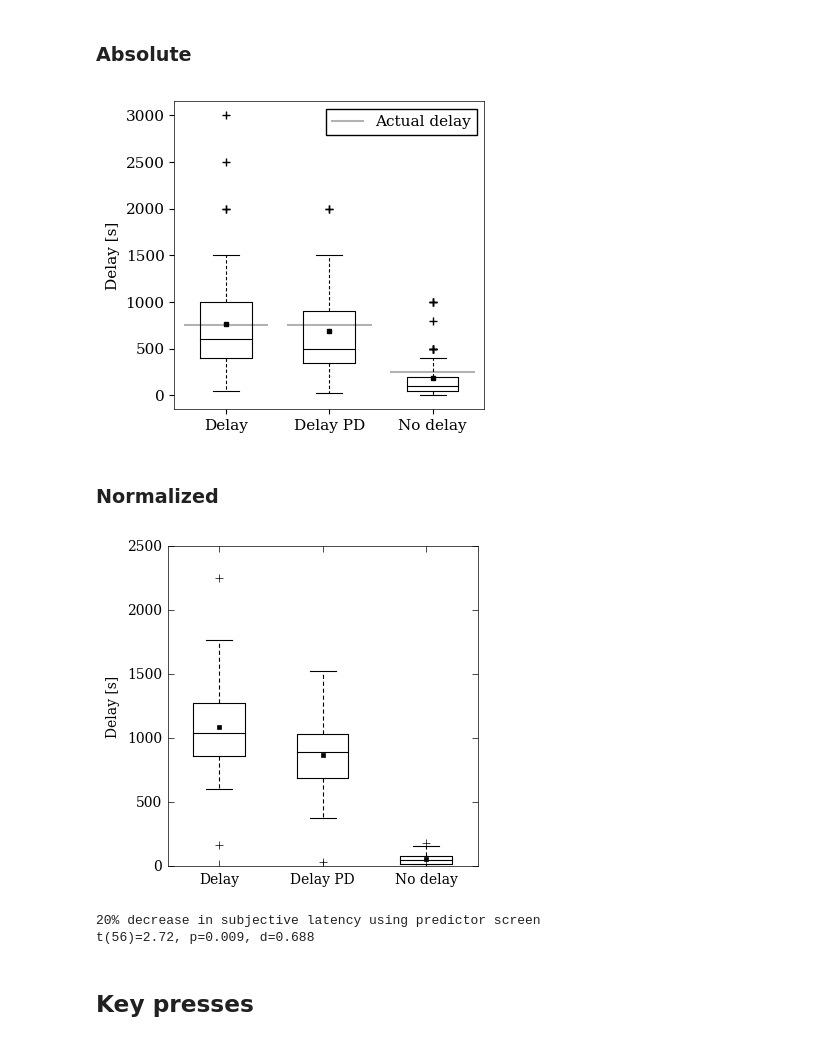
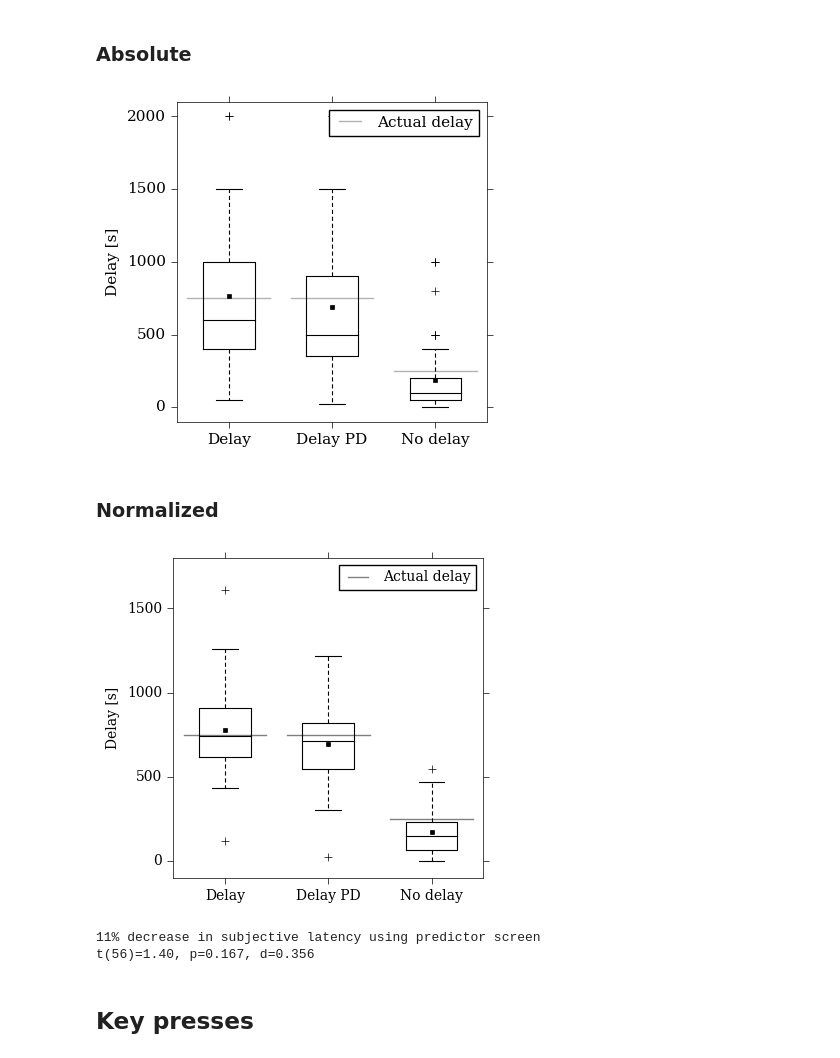
Before and after one commit to martinloland/master_thesis, a Jupyter notebook: data/better.ipynb, the cells around one changed output. Saved outputs shown, nothing was run; the diff lists cells and outputs as text; code cells hidden in the pictures.

```diff
--- a/data/better.ipynb
+++ b/data/better.ipynb
@@ -159,9 +159,11 @@ table
 | 2 | 1.575071 | 0.000000 | 1.128806 | No delay | 22.0 | 15.947368 | 17.0 | 7.0 | 3.899712 |
 # %%
 print('Mean differences for score compared to all experiments\n{}'.format('-'*57))
-print('{:9} {:>15} {:>15} {:>15}'.format('', *(exp_format(i+1) for i in range(3))))
+print('{:9} {:>21} {:>16} {:>16} {:>16}'.format('', 'Score', *(exp_format(i+1) for i in range(3))))
 for idx, row in table.iterrows():
-    print('{:9} {:>14.2f}% {:>14.2f}% {:>14.2f}%'.format(exp_format(idx+1),
+    print('{:9} {:>10.2f} $\pm${:>5.2f} {:>14.2f}\% {:>14.2f}\% {:>14.2f}\%'.format(exp_format(idx+1),
+                                           row['mean'],
+                                           row['std'],
                                            row['diff_delay']*100,
                                            row['diff_pd']*100,
                                            row['diff_normal']*100))
@@ -176,17 +178,17 @@ No delay          157.51%         112.88%           0.00%
 ### Normalized
 # %%
 filename = 'performance_norm'
-plt.style.use('classic')
+plt.style.use('default')
 plt.style.use('thesis.mplstyle')
 
-hits = np.array(act[['tothitsexp0', 'tothitsexp1', 'tothitsexp2', 'tothits']]).astype(float)
+hits = np.array(act[['tothitsexp0', 'tothitsexp1', 'tothitsexp2']]).astype(float)
+total_mean = hits.mean()
 norm = np.zeros((hits.shape[0],3))
-avg = hits.mean(axis=0)
 for i, row in enumerate(hits):
-    user_avg = np.array([row[0], row[1], row[2]]).mean()
-    norm[i,0] = row[0]/user_avg*avg[0]
-    norm[i,1] = row[1]/user_avg*avg[1]
-    norm[i,2] = row[2]/user_avg*avg[2]
+    user_mean = np.array([row[0], row[1], row[2]]).mean()
+    norm[i,0] = row[0]/user_mean*total_mean
+    norm[i,1] = row[1]/user_mean*total_mean
+    norm[i,2] = row[2]/user_mean*total_mean
 
 fig, ax = plt.subplots(figsize=(4,4))
 ax.boxplot(norm, whis=2, widths=0.5)
@@ -194,5 +196,7 @@ ax.xaxis.set_major_formatter(ticker.FuncFormatter(exp_format))
 plt.ylabel('Score')
 plt.show()
 # fig.savefig('../img/{}.png'.format(filename), bbox_inches='tight')
-print_sig(norm[...,0], norm[...,1])
+for di in pair_dict:
+    print('{:<20}'.format(di['name']), end='')
+    print_sig(norm[...,di['a']], norm[...,di['b']])
 # %% [output]
@@ -228,8 +234,10 @@ table
 # %%
 print('Mean differences for score compared to all experiments\n{}'.format('-'*57))
-print('{:9} {:>15} {:>15} {:>15}'.format('', *(exp_format(i+1) for i in range(3))))
+print('{:9} {:>21} {:>16} {:>16} {:>16}'.format('', 'Score', *(exp_format(i+1) for i in range(3))))
 for idx, row in table.iterrows():
-    print('{:9} {:>14.2f}% {:>14.2f}% {:>14.2f}%'.format(exp_format(idx+1),
+    print('{:9} {:>10.2f} $\pm${:>5.2f} {:>14.2f}\% {:>14.2f}\% {:>14.2f}\%'.format(exp_format(idx+1),
+                                           row['mean'],
+                                           row['std'],
                                            row['diff_delay']*100,
                                            row['diff_pd']*100,
                                            row['diff_normal']*100))
@@ -347,10 +355,11 @@ ax.plot([1.6,2.4], [750, 750], 'k', alpha=0.3)
 ax.plot([2.6,3.4], [250, 250], 'k', alpha=0.3)
 ax.legend()
 plt.ylabel('Delay [s]')
+plt.ylim([-100,2100])
 plt.show()
 # fig.savefig('../img/{}.png'.format(filename), bbox_inches='tight')
 # %% [output]
-[figure, old version]
+[figure, new version]
 # %% [markdown]
 ### Normalized
 # %%
@@ -365,20 +375,27 @@ for idx, row in enumerate(normalized):
 # %%
+plt.style.use('classic')
+plt.style.use('thesis.mplstyle')
 filename = 'subjective_delay_norm'
 fig, ax = plt.subplots(figsize=(4,4))
 ax.boxplot(normalized, widths=0.5)
+ax.plot([0.6,1.4], [750, 750], 'k', alpha=0.5, label='Actual delay')
+ax.plot([1.6,2.4], [750, 750], 'k', alpha=0.5)
+ax.plot([2.6,3.4], [250, 250], 'k', alpha=0.5)
+ax.legend()
 ax.xaxis.set_major_formatter(ticker.FuncFormatter(exp_format))
 plt.ylabel('Delay [s]')
+plt.ylim([-100,1800])
 plt.show()
 # fig.savefig('../img/{}.png'.format(filename), bbox_inches='tight')
 # %% [output]
-[figure, old version]
+[figure, new version]
 # %%
 norm_avg = np.copy(normalized).mean(axis=0)
 print('{:.0f}% decrease in subjective latency using predictor screen'.format((1-norm_avg[1]/norm_avg[0])*100))
 print_sig(normalized[...,1], normalized[...,0])
 # %% [output]
-20% decrease in subjective latency using predictor screen
-t(56)=2.72, p=0.009, d=0.688
+11% decrease in subjective latency using predictor screen
+t(56)=1.40, p=0.167, d=0.356
 # %% [markdown]
 ## Key presses
 # %%
```
Also changed, not shown: parts of 8 cells of this notebook, 7 other files.
